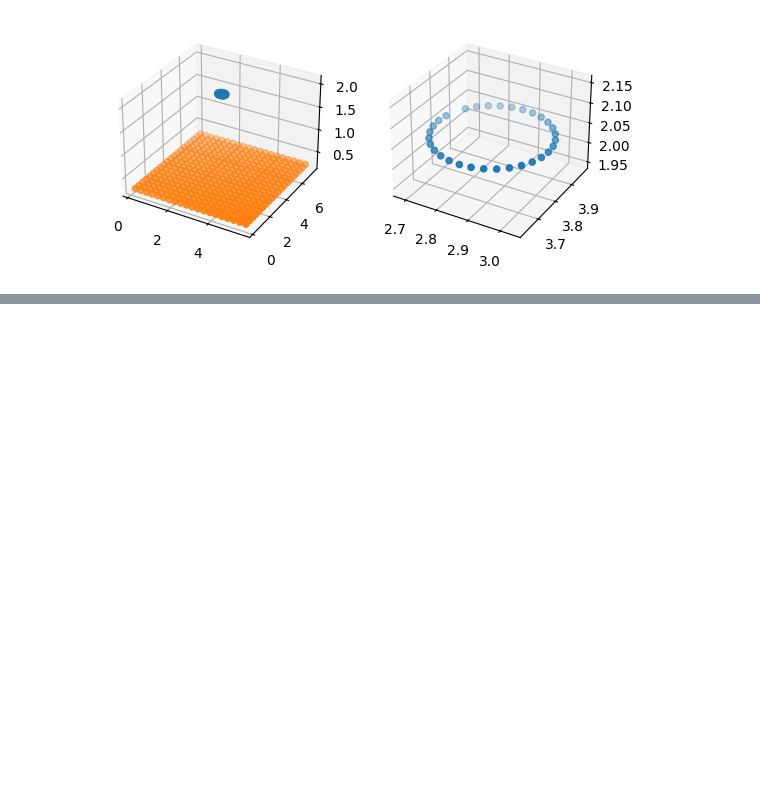
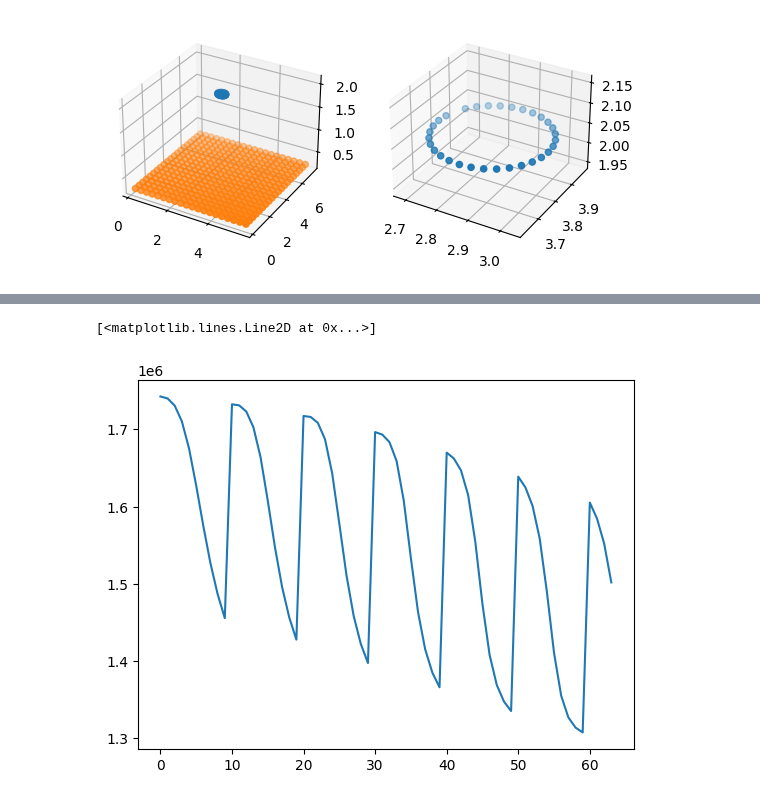
Before and after one commit to bimea/megamicros, a Jupyter notebook: notebooks/test_iot_bmf.ipynb, the cells around one changed output, grey strips where cells are left out. Cells and saved outputs as stored; diff of their text form; code cells hidden in the pictures; blank space fills up the shorter version.

```diff
--- a/notebooks/test_iot_bmf.ipynb
+++ b/notebooks/test_iot_bmf.ipynb
@@ -485,0 +477,9 @@ plt.plot( signal[0:64] )
+# %%
+signal = np.array( [
+1.7424e+06, 1.73984e+06, 1.73058e+06, 1.71019e+06, 1.67519e+06, 1.62729e+06, 1.57468e+06, 1.5263e+06, 1.48652e+06, 1.45552e+06, 1.73229e+06, 1.73092e+06, 1.72297e+06, 1.70249e+06, 1.66351e+06, 1.60772e+06, 1.54773e+06, 1.49603e+06, 1.45658e+06, 1.42773e+06, 1.71718e+06, 1.71588e+06, 1.70827e+06, 1.68701e+06, 1.64299e+06, 1.57784e+06, 1.51102e+06, 1.45866e+06, 1.42226e+06, 1.39747e+06, 1.69632e+06, 1.6931e+06, 1.6834e+06, 1.6589e+06, 1.60784e+06, 1.53318e+06, 1.46323e+06, 1.41503e+06, 1.385e+06, 1.36604e+06, 1.66976e+06, 1.66216e+06, 1.64676e+06, 1.61471e+06, 1.55419e+06, 1.4735e+06, 1.40781e+06, 1.36902e+06, 1.34767e+06, 1.33536e+06, 1.63866e+06, 1.62472e+06, 1.60083e+06, 1.5584e+06, 1.4896e+06, 1.41052e+06, 1.35509e+06, 1.32707e+06, 1.31395e+06, 1.30758e+06, 1.6051e+06, 1.58442e+06, 1.55218e+06, 1.50177e+06, 1.43162e+06, 1.361e+06, 1.31552e+06, 1.29471e+06, 1.28681e+06, 1.28436e+06, 1.57151e+06, 1.54527e+06, 1.5075e+06, 1.45471e+06, 1.38998e+06, 1.32993e+06, 1.29129e+06, 1.2734e+06, 1.26731e+06, 1.26649e+06, 1.53985e+06, 1.51007e+06, 1.47024e+06, 1.41956e+06, 1.36287e+06, 1.31231e+06, 1.27837e+06, 1.26113e+06, 1.25468e+06, 1.25376e+06, 1.51134e+06, 1.48002e+06, 1.44072e+06, 1.39426e+06, 1.34541e+06, 1.30248e+06, 1.27213e+06, 1.25495e+06, 1.24734e+06, 1.24311e+06
+])
+plt.figure()
+plt.plot( signal[0:64] )
+# %% [output]
+[<matplotlib.lines.Line2D at 0x...>]
+[figure, added]
```
Also changed, not shown: parts of 2 cells of this notebook, 1 other file.
